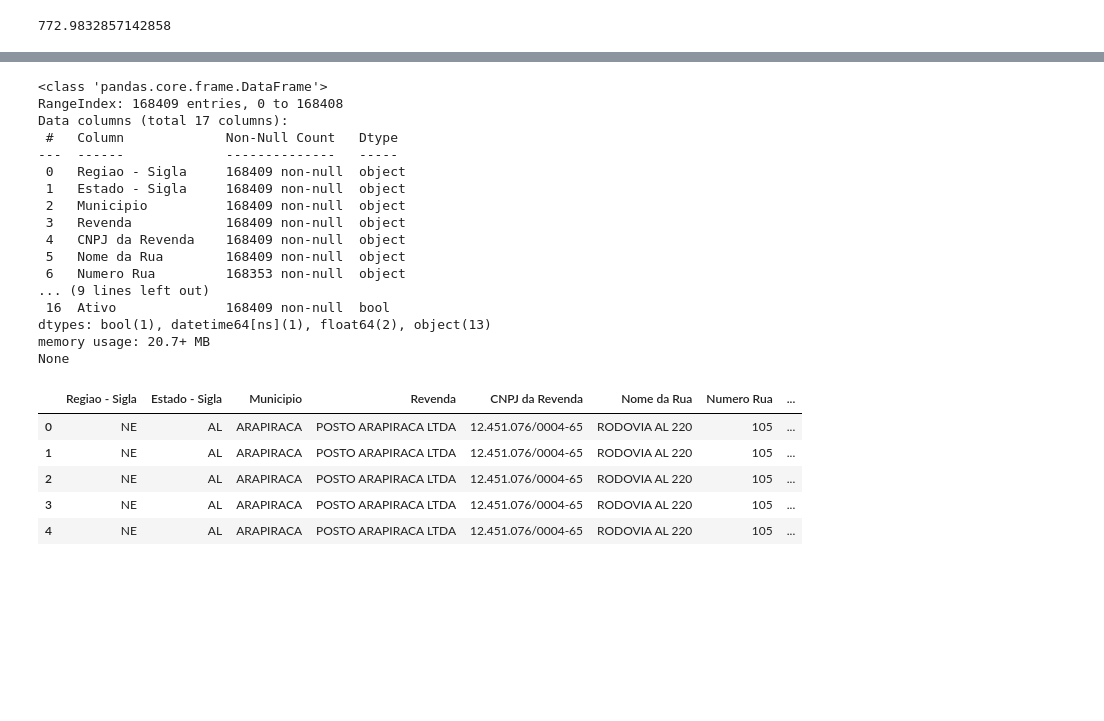
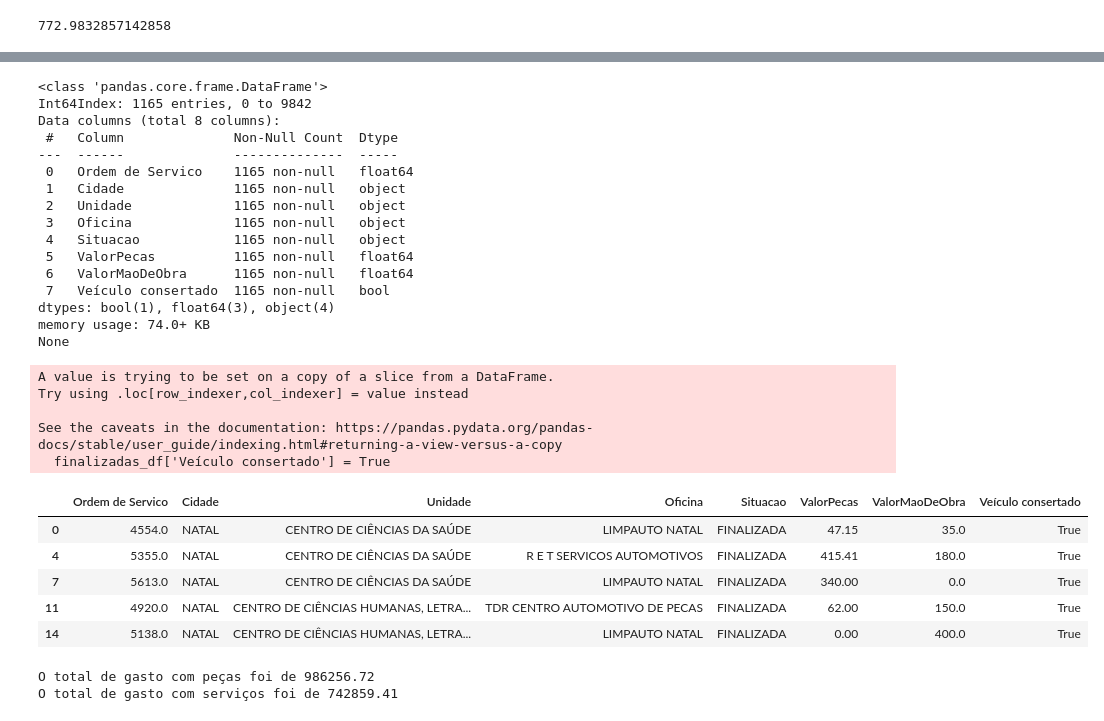
Before and after one commit to andersongiulliano/curso_extensao_pandas, a Jupyter notebook: PrimeiroExemploEmPandas.ipynb, the cells around one changed output, grey strips where cells are left out. Drawn from its saved outputs; the diff is of its cells as text; code cells hidden in the pictures; blank space fills up the shorter version.

```diff
--- a/PrimeiroExemploEmPandas.ipynb
+++ b/PrimeiroExemploEmPandas.ipynb
@@ -269,33 +277,45 @@ display(media_por_combustivel_df)
 # %%
-#Quero adicionar uma coluna de valor booleano no combustiveis_df
-# chamada "Ativo" que, por padrão, vai ser True para
+#Quero adicionar uma coluna de valor booleano em finalizadas_df
+# chamada "Veículo consertado" que, por padrão, vai ser True para
 # TODAS as linhas
-combustiveis_df['Ativo'] = True
-print(combustiveis_df.info())
-display(combustiveis_df.head())
+finalizadas_df['Veículo consertado'] = True
+print(finalizadas_df.info())
+display(finalizadas_df.head())
 # %% [output]
 <class 'pandas.core.frame.DataFrame'>
-RangeIndex: 168409 entries, 0 to 168408
-Data columns (total 17 columns):
- #   Column             Non-Null Count   Dtype
----  ------             --------------   -----
- 0   Regiao - Sigla     168409 non-null  object
- 1   Estado - Sigla     168409 non-null  object
- 2   Municipio          168409 non-null  object
- 3   Revenda            168409 non-null  object
- 4   CNPJ da Revenda    168409 non-null  object
- 5   Nome da Rua        168409 non-null  object
- 6   Numero Rua         168353 non-null  object
-... (9 lines left out)
- 16  Ativo              168409 non-null  bool
-dtypes: bool(1), datetime64[ns](1), float64(2), object(13)
-memory usage: 20.7+ MB
+Int64Index: 1165 entries, 0 to 9842
+Data columns (total 8 columns):
+ #   Column              Non-Null Count  Dtype
+---  ------              --------------  -----
+ 0   Ordem de Servico    1165 non-null   float64
+ 1   Cidade              1165 non-null   object
+ 2   Unidade             1165 non-null   object
+ 3   Oficina             1165 non-null   object
+ 4   Situacao            1165 non-null   object
+ 5   ValorPecas          1165 non-null   float64
+ 6   ValorMaoDeObra      1165 non-null   float64
+ 7   Veículo consertado  1165 non-null   bool
+dtypes: bool(1), float64(3), object(4)
+memory usage: 74.0+ KB
 None
+A value is trying to be set on a copy of a slice from a DataFrame.
+Try using .loc[row_indexer,col_indexer] = value instead
+
+See the caveats in the documentation: https://pandas.pydata.org/pandas-docs/stable/user_guide/indexing.html#returning-a-view-versus-a-copy
+  finalizadas_df['Veículo consertado'] = True
-|  | Regiao - Sigla | Estado - Sigla | Municipio | Revenda | CNPJ da Revenda | Nome da Rua | Numero Rua | ... |
-| 0 | NE | AL | ARAPIRACA | POSTO ARAPIRACA LTDA | 12.451.076/0004-65 | RODOVIA AL 220 | 105 | ... |
-| 1 | NE | AL | ARAPIRACA | POSTO ARAPIRACA LTDA | 12.451.076/0004-65 | RODOVIA AL 220 | 105 | ... |
-| 2 | NE | AL | ARAPIRACA | POSTO ARAPIRACA LTDA | 12.451.076/0004-65 | RODOVIA AL 220 | 105 | ... |
-| 3 | NE | AL | ARAPIRACA | POSTO ARAPIRACA LTDA | 12.451.076/0004-65 | RODOVIA AL 220 | 105 | ... |
-| 4 | NE | AL | ARAPIRACA | POSTO ARAPIRACA LTDA | 12.451.076/0004-65 | RODOVIA AL 220 | 105 | ... |
+|  | Ordem de Servico | Cidade | Unidade | Oficina | Situacao | ValorPecas | ValorMaoDeObra | Veículo consertado |
+| 0 | 4554.0 | NATAL | CENTRO DE CIÊNCIAS DA SAÚDE | LIMPAUTO NATAL | FINALIZADA | 47.15 | 35.0 | True |
+| 4 | 5355.0 | NATAL | CENTRO DE CIÊNCIAS DA SAÚDE | R E T SERVICOS AUTOMOTIVOS | FINALIZADA | 415.41 | 180.0 | True |
+| 7 | 5613.0 | NATAL | CENTRO DE CIÊNCIAS DA SAÚDE | LIMPAUTO NATAL | FINALIZADA | 340.00 | 0.0 | True |
+| 11 | 4920.0 | NATAL | CENTRO DE CIÊNCIAS HUMANAS, LETRA... | TDR CENTRO AUTOMOTIVO DE PECAS | FINALIZADA | 62.00 | 150.0 | True |
+| 14 | 5138.0 | NATAL | CENTRO DE CIÊNCIAS HUMANAS, LETRA... | LIMPAUTO NATAL | FINALIZADA | 0.00 | 400.0 | True |
+# %%
+total_pecas = finalizadas_df['ValorPecas'].sum()
+print(f'O total de gasto com peças foi de {total_pecas:.2f}')
+total_pecas = finalizadas_df['ValorMaoDeObra'].sum()
+print(f'O total de gasto com serviços foi de {total_pecas:.2f}')
+# %% [output]
+O total de gasto com peças foi de 986256.72
+O total de gasto com serviços foi de 742859.41
 # %%
 # Exportar para Excel o dataframe com etanol em Indaiatuba....
```
Also changed, not shown: parts of 4 cells of this notebook.
